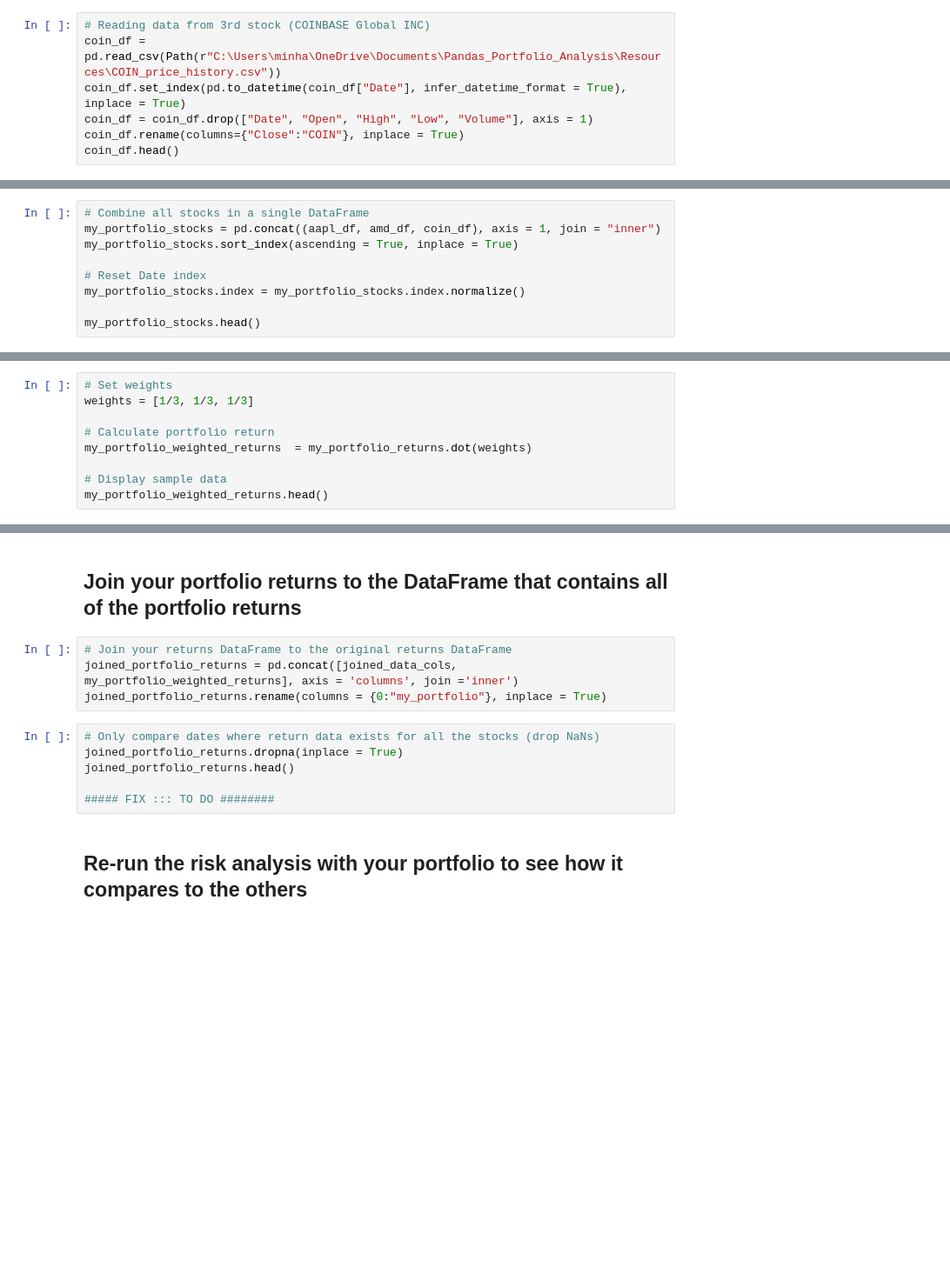
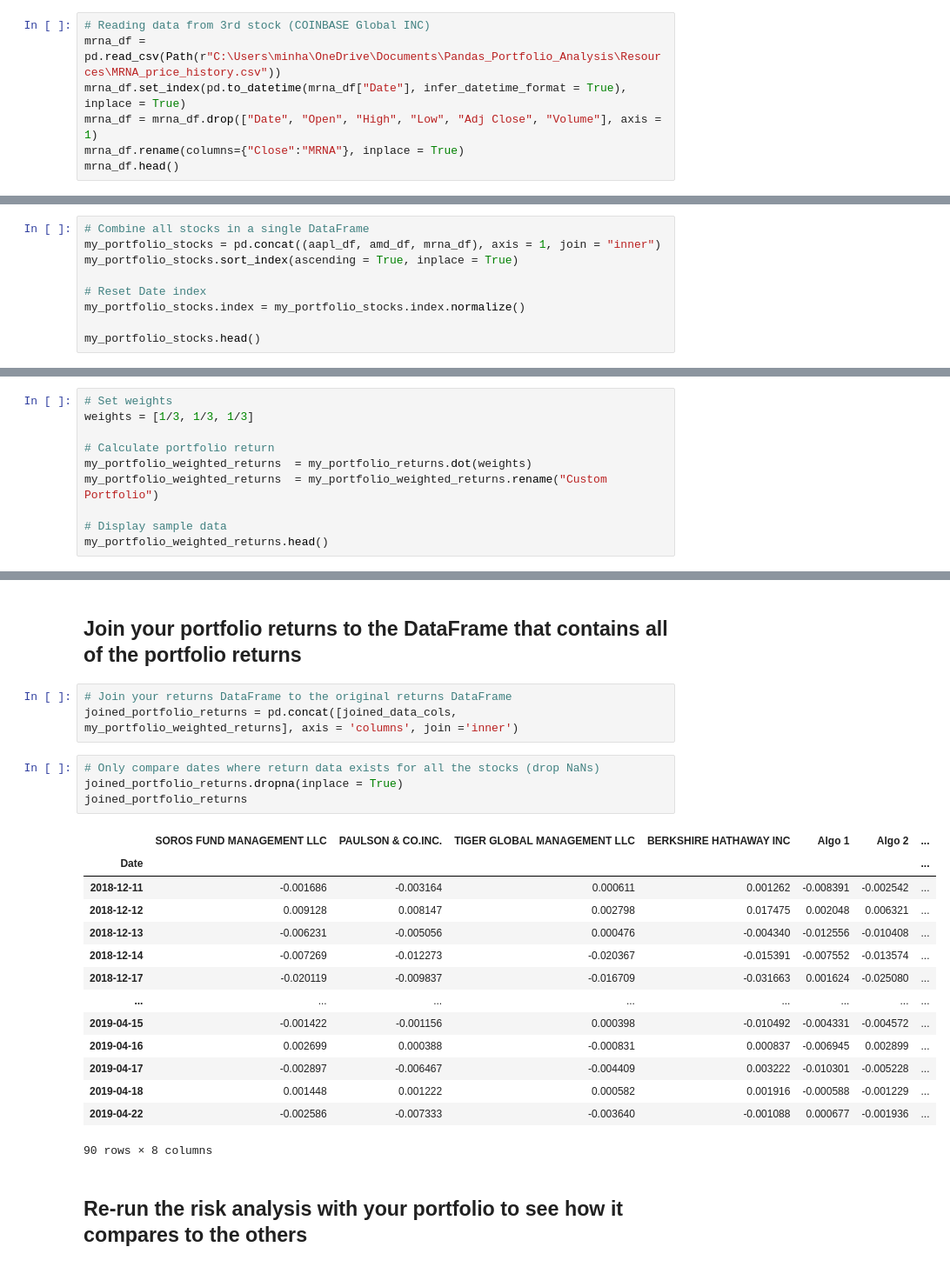
Before and after one commit to Mun-Min/Pandas_Portfolio_Analysis, a Jupyter notebook: main.ipynb, the cells around one changed output, grey strips where cells are left out. Shown at 87% size. Saved outputs shown, nothing was run; the diff lists cells and outputs as text; blank space fills up the shorter version.

Commit message:
data update/custom port commit

```diff
--- a/main.ipynb
+++ b/main.ipynb
@@ -245,7 +411,7 @@ amd_df.head()
 # %%
 # Reading data from 3rd stock (COINBASE Global INC)
-coin_df = pd.read_csv(Path(r"C:\Users\minha\OneDrive\Documents\Pandas_Portfolio_Analysis\Resources\COIN_price_history.csv"))
-coin_df.set_index(pd.to_datetime(coin_df["Date"], infer_datetime_format = True), inplace = True)
-coin_df = coin_df.drop(["Date", "Open", "High", "Low", "Volume"], axis = 1)
-coin_df.rename(columns={"Close":"COIN"}, inplace = True)
-coin_df.head()
+mrna_df = pd.read_csv(Path(r"C:\Users\minha\OneDrive\Documents\Pandas_Portfolio_Analysis\Resources\MRNA_price_history.csv"))
+mrna_df.set_index(pd.to_datetime(mrna_df["Date"], infer_datetime_format = True), inplace = True)
+mrna_df = mrna_df.drop(["Date", "Open", "High", "Low", "Adj Close", "Volume"], axis = 1)
+mrna_df.rename(columns={"Close":"MRNA"}, inplace = True)
+mrna_df.head()
@@ -260,6 +442,6 @@ sp500_tsx_df.head()
 # %%
 # Combine all stocks in a single DataFrame
-my_portfolio_stocks = pd.concat((aapl_df, amd_df, coin_df), axis = 1, join = "inner")
+my_portfolio_stocks = pd.concat((aapl_df, amd_df, mrna_df), axis = 1, join = "inner")
 my_portfolio_stocks.sort_index(ascending = True, inplace = True)
 
 # Reset Date index
@@ -283,6 +481,7 @@ weights = [1/3, 1/3, 1/3]
 
 # Calculate portfolio return
 my_portfolio_weighted_returns  = my_portfolio_returns.dot(weights)
+my_portfolio_weighted_returns  = my_portfolio_weighted_returns.rename("Custom Portfolio")
 
 # Display sample data
 my_portfolio_weighted_returns.head()
@@ -291,13 +498,25 @@ my_portfolio_weighted_returns.head()
 # %%
 # Join your returns DataFrame to the original returns DataFrame
 joined_portfolio_returns = pd.concat([joined_data_cols, my_portfolio_weighted_returns], axis = 'columns', join ='inner')
-joined_portfolio_returns.rename(columns = {0:"my_portfolio"}, inplace = True)
 # %%
 # Only compare dates where return data exists for all the stocks (drop NaNs)
 joined_portfolio_returns.dropna(inplace = True)
-joined_portfolio_returns.head()
-
-##### FIX ::: TO DO ########
+joined_portfolio_returns
+# %% [output]
+|  | SOROS FUND MANAGEMENT LLC | PAULSON & CO.INC. | TIGER GLOBAL MANAGEMENT LLC | BERKSHIRE HATHAWAY INC | Algo 1 | Algo 2 | ... |
+| Date |  |  |  |  |  |  | ... |
+| 2018-12-11 | -0.001686 | -0.003164 | 0.000611 | 0.001262 | -0.008391 | -0.002542 | ... |
+| 2018-12-12 | 0.009128 | 0.008147 | 0.002798 | 0.017475 | 0.002048 | 0.006321 | ... |
+| 2018-12-13 | -0.006231 | -0.005056 | 0.000476 | -0.004340 | -0.012556 | -0.010408 | ... |
+| 2018-12-14 | -0.007269 | -0.012273 | -0.020367 | -0.015391 | -0.007552 | -0.013574 | ... |
+| 2018-12-17 | -0.020119 | -0.009837 | -0.016709 | -0.031663 | 0.001624 | -0.025080 | ... |
+| ... | ... | ... | ... | ... | ... | ... | ... |
+| 2019-04-15 | -0.001422 | -0.001156 | 0.000398 | -0.010492 | -0.004331 | -0.004572 | ... |
+| 2019-04-16 | 0.002699 | 0.000388 | -0.000831 | 0.000837 | -0.006945 | 0.002899 | ... |
+| 2019-04-17 | -0.002897 | -0.006467 | -0.004409 | 0.003222 | -0.010301 | -0.005228 | ... |
+| 2019-04-18 | 0.001448 | 0.001222 | 0.000582 | 0.001916 | -0.000588 | -0.001229 | ... |
+| 2019-04-22 | -0.002586 | -0.007333 | -0.003640 | -0.001088 | 0.000677 | -0.001936 | ... |
+90 rows × 8 columns
 # %% [markdown]
 ## Re-run the risk analysis with your portfolio to see how it compares to the others
 # %% [markdown]
```
Also changed, not shown: parts of 32 cells of this notebook, 5 other files.
